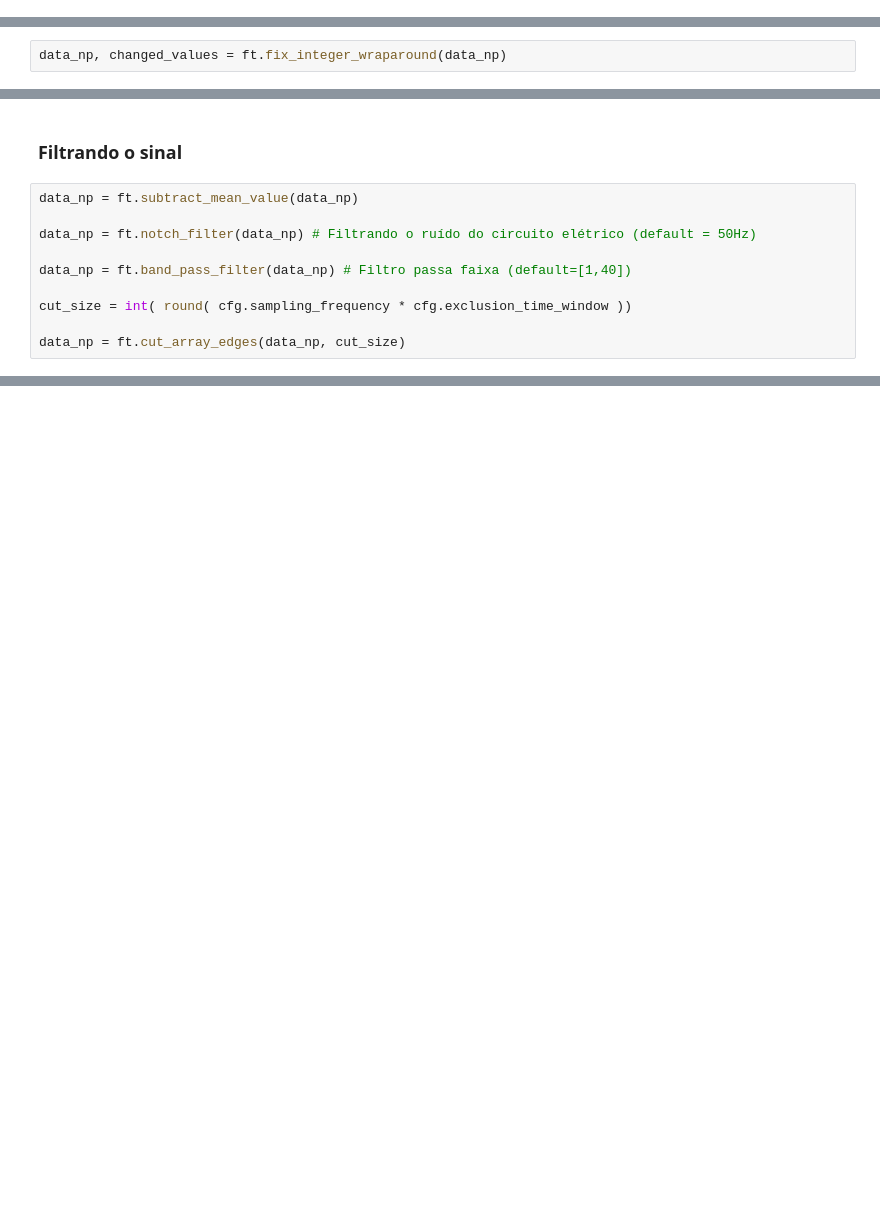
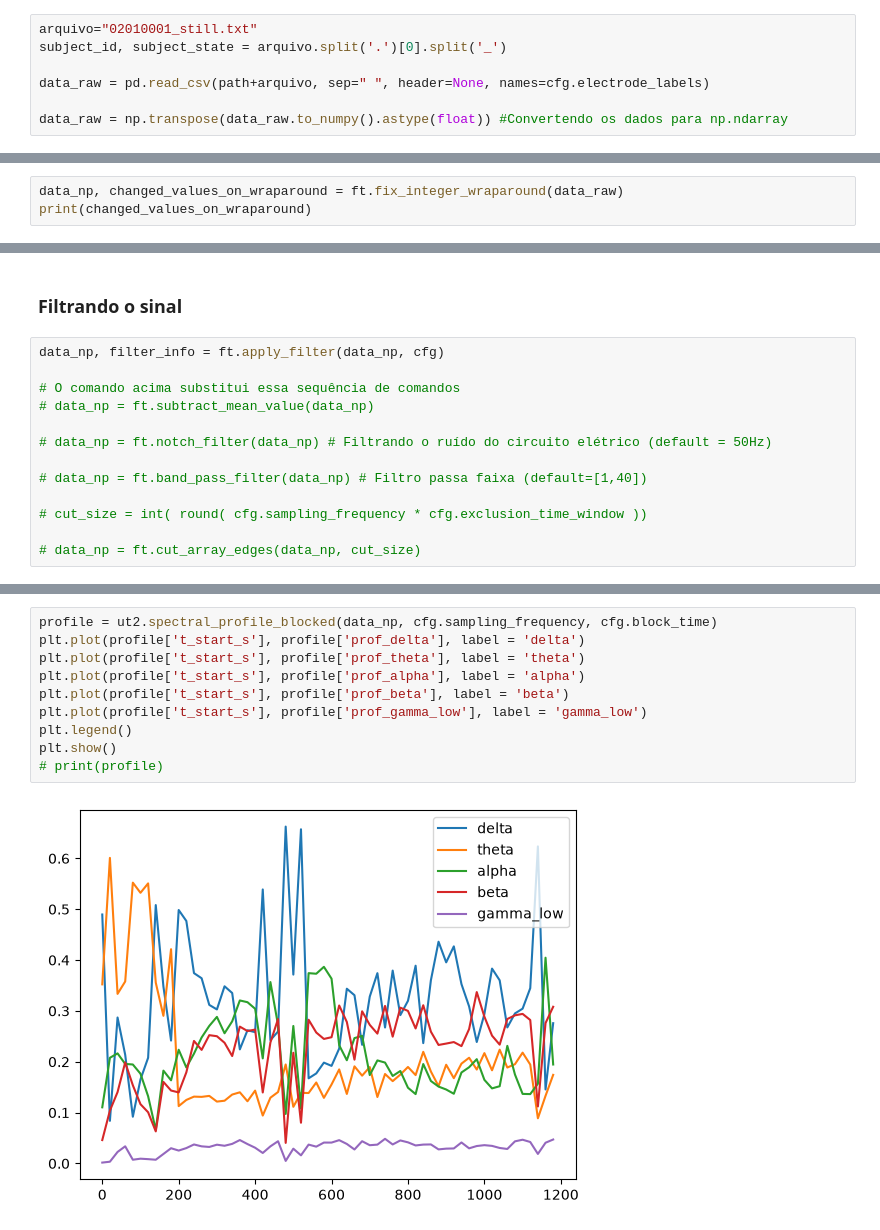
Before and after one commit to danielfsc/eec, a Jupyter notebook: run_um_arquivo.ipynb, the cells around one changed output, grey strips where cells are left out. Cells and saved outputs as stored; diff of their text form; blank space fills up the shorter version.

```diff
--- a/run_um_arquivo.ipynb
+++ b/run_um_arquivo.ipynb
@@ -24,5 +22,13 @@ data_np = np.transpose(data.to_numpy().astype(float)) #Convertendo os dados para
+# %%
+arquivo="02010001_still.txt"
+subject_id, subject_state = arquivo.split('.')[0].split('_')
+
+data_raw = pd.read_csv(path+arquivo, sep=" ", header=None, names=cfg.electrode_labels)
+
+data_raw = np.transpose(data_raw.to_numpy().astype(float)) #Convertendo os dados para np.ndarray
 # %% [markdown]
 ### Corrige o sinal dos valores
 Os valores são lidos em microvolts e depois passam por um conversor A/D (Analógico-Digital) de **24 bits** (importante verificar esse valor conforme os dados utilizados) que vai converter para um valor inteiro entre 0 e 2^24. Portanto, valores que são maiores que 2^23 são números negativos e menores que isso são positivos.
 # %%
-data_np, changed_values = ft.fix_integer_wraparound(data_np)
+data_np, changed_values_on_wraparound = ft.fix_integer_wraparound(data_raw)
+print(changed_values_on_wraparound)
@@ -40,13 +48,16 @@ ARQUIVO ESTÁ NO TAMANHO ESPERADO
 # %% [markdown]
 ### Filtrando o sinal
 # %%
-data_np = ft.subtract_mean_value(data_np)
+data_np, filter_info = ft.apply_filter(data_np, cfg)
 
-data_np = ft.notch_filter(data_np) # Filtrando o ruído do circuito elétrico (default = 50Hz)
+# O comando acima substitui essa sequência de comandos
+# data_np = ft.subtract_mean_value(data_np)
 
-data_np = ft.band_pass_filter(data_np) # Filtro passa faixa (default=[1,40])
+# data_np = ft.notch_filter(data_np) # Filtrando o ruído do circuito elétrico (default = 50Hz)
 
-cut_size = int( round( cfg.sampling_frequency * cfg.exclusion_time_window ))
+# data_np = ft.band_pass_filter(data_np) # Filtro passa faixa (default=[1,40])
 
-data_np = ft.cut_array_edges(data_np, cut_size)
+# cut_size = int( round( cfg.sampling_frequency * cfg.exclusion_time_window ))
+
+# data_np = ft.cut_array_edges(data_np, cut_size)
 # %%
@@ -58,0 +79,12 @@ data.plot(figsize=(18,10));
+# %%
+profile = ut2.spectral_profile_blocked(data_np, cfg.sampling_frequency, cfg.block_time)
+plt.plot(profile['t_start_s'], profile['prof_delta'], label = 'delta')
+plt.plot(profile['t_start_s'], profile['prof_theta'], label = 'theta')
+plt.plot(profile['t_start_s'], profile['prof_alpha'], label = 'alpha')
+plt.plot(profile['t_start_s'], profile['prof_beta'], label = 'beta')
+plt.plot(profile['t_start_s'], profile['prof_gamma_low'], label = 'gamma_low')
+plt.legend()
+plt.show()
+# print(profile)
+# %% [output]
+[figure, added]
```
Also changed, not shown: parts of 10 cells of this notebook, 48 other files.
